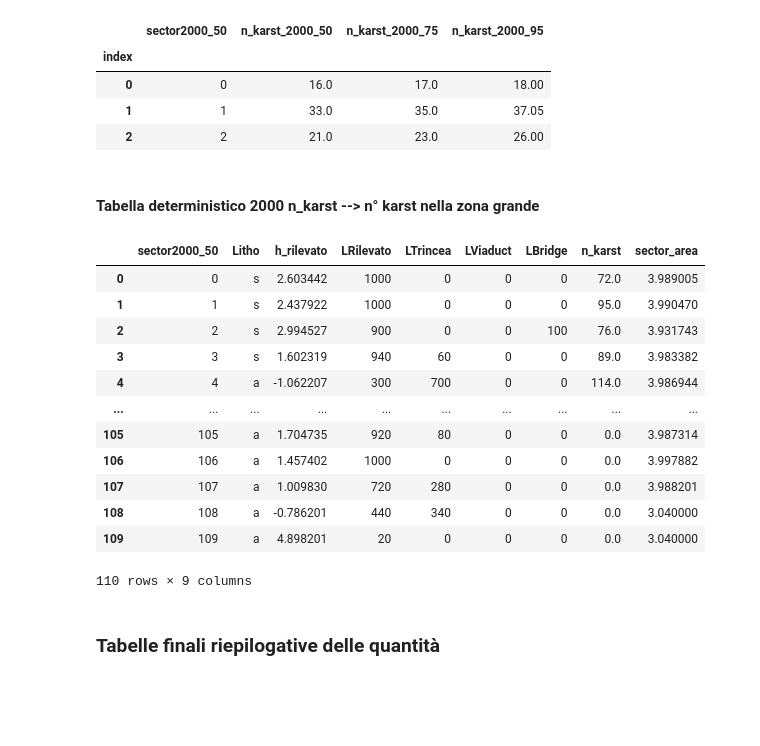
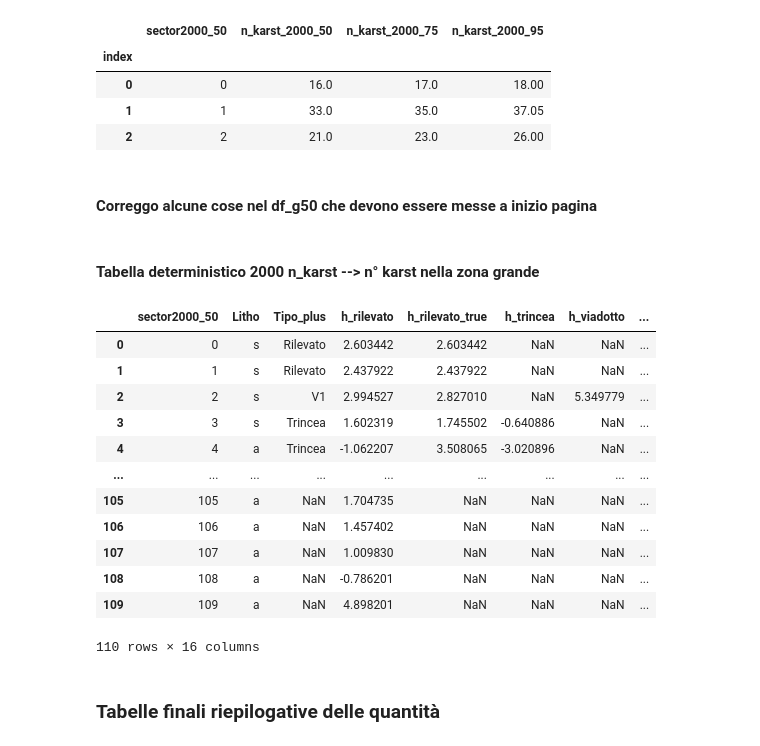
Before and after one commit to fabrizioperuzzo/karst_stochastic, a Jupyter notebook: Karst-jupyter-Rev3.ipynb, the cells around one changed output. Saved outputs shown, nothing was run; the diff lists cells and outputs as text; code cells hidden in the pictures; blank space fills up the shorter version.

Commit message:
Update with final table
Tables with risk mitigation quantities

```diff
--- a/Karst-jupyter-Rev3.ipynb
+++ b/Karst-jupyter-Rev3.ipynb
@@ -422,10 +403,23 @@ Index(['IGE', 'Litho', 'POINT_X', 'POINT_Y', 'h_quat', 'Tipo', 'h_rilevato',
+# %%
+# perché la media sia efficace bisogna convertire lo zero con np.nan
+
+df['h_rilevato_true'] = df['h_rilevato_true'].replace(0, np.NaN)
+df['h_trincea'] = df['h_trincea'].replace(0, np.NaN)
+df['h_viadotto'] = df['h_viadotto'].replace(0, np.NaN)
+df['h_copertura_ril'] = df['h_copertura_ril'].replace(0, np.NaN)
+df['h_copertura_tri'] = df['h_copertura_tri'].replace(0, np.NaN)
+df['h_copertura_via'] = df['h_copertura_via'].replace(0, np.NaN)
 # %%
 df_g50 = df.groupby(df.index // 50).agg({'progressiva':'first', 'POINT_X':'first', 'POINT_Y':'first', 'IGE':max, 'Litho':max, 'h_quat':'mean', 'h_perm':'mean',
                                          'vtrackupx':'first', 'vtrackupy':'first', 'vtrackdownx':'first', 'vtrackdowny':'first',
                                          'vtrackup500x':'first', 'vtrackup500y':'first', 'vtrackdown500x':'first', 'vtrackdown500y':'first',
                                          'vtrackup2000x':'first', 'vtrackup2000y':'first', 'vtrackdown2000x':'first', 'vtrackdown2000y':'first',
-                                         'length':'sum','h_rilevato':'mean','LRilevato':'sum','LTrincea':'sum','LViaduct':'sum','LBridge':'sum',
-                                         'h_copertura':'mean', 'h_copertura_ril':'mean', 'h_copertura_tri':'mean', 'h_copertura_via':'mean'})
+                                         'length':'sum','h_rilevato':'mean','h_rilevato_true':'mean','h_trincea':'mean','h_viadotto':'max',
+                                         'LRilevato':'sum','LTrincea':'sum','LViaduct':'sum','LBridge':'sum',
+                                         'h_copertura':'mean', 'h_copertura_ril':'mean', 'h_copertura_tri':'mean', 'h_copertura_via':'mean', 'Tipo_plus':'max'})
 # riaggiungo l'ultima riga
 
 df_g50 = df_g50.append(df[df_g50.columns.tolist()].tail(1), ignore_index=True, sort=False)
+
+# ripristino gli zeri
+df.fillna(0, inplace=True)
@@ -1920,5 +1889,29 @@ df_grouped_2000.head(3)
 | 0 | 0 | 16.0 | 17.0 | 18.00 |
 | 1 | 1 | 33.0 | 35.0 | 37.05 |
 | 2 | 2 | 21.0 | 23.0 | 26.00 |
+# %% [markdown]
+#### Correggo alcune cose nel df_g50 che devono essere messe a inizio pagina
+# %%
+# #  Aggiungo la colonna litho preponderante della tratta
+# df_g50_litho = df.groupby(df.index // 50).agg({'Litho':'max'})
+# df_g50_litho = df_g50_litho.append(df[df_g50_litho.columns.tolist()].tail(1), ignore_index=True, sort=False)
+# df_g50['Litho'] = df_g50_litho['Litho']
+# #  Aggiungo la colonna IGE preponderante della tratta
+# df_g50_IGE = df.groupby(df.index // 50).agg({'IGE':'max'})
+# df_g50_IGE = df_g50_IGE.append(df[df_g50_IGE.columns.tolist()].tail(1), ignore_index=True, sort=False)
+# df_g50['IGE'] = df_g50_IGE['IGE']
+
+df['h_rilevato_true'] = df['h_rilevato_true'].replace(0, np.NaN)
+df['h_trincea'] = df['h_trincea'].replace(0, np.NaN)
+df['h_viadotto'] = df['h_viadotto'].replace(0, np.NaN)
+df['h_copertura_ril'] = df['h_copertura_ril'].replace(0, np.NaN)
+df['h_copertura_tri'] = df['h_copertura_tri'].replace(0, np.NaN)
+df['h_copertura_via'] = df['h_copertura_via'].replace(0, np.NaN)
+
+df_g50[['h_rilevato_true','h_trincea','h_viadotto','h_copertura_ril','h_copertura_tri','h_copertura_via','Tipo_plus']] = \
+                              df.groupby(df.index // 50).agg({'h_rilevato_true':'mean','h_trincea':'mean','h_viadotto':'max',
+                              'h_copertura_ril':'mean', 'h_copertura_tri':'mean', 'h_copertura_via':'max', 'Tipo_plus':'max'}).head(41)
+
+df.fillna(0, inplace=True)
 # %% [markdown]
 #### Tabella deterministico 2000 n_karst  --> n° karst nella zona grande
@@ -1934,22 +1918,23 @@ df_grouped_2000.head(3)
 # %%
 # deterministico n_karst 2000
 
-list_col_g50 = ['sector2000_50','Litho','h_rilevato', 'LRilevato', 'LTrincea', 'LViaduct', 'LBridge','n_karst', 'sector_area']
+list_col_g50 = ['sector2000_50','Litho','Tipo_plus','h_rilevato', 'h_rilevato_true','h_trincea','h_viadotto','h_copertura_ril','h_copertura_tri','h_copertura_via',
+                'LRilevato', 'LTrincea', 'LViaduct', 'LBridge','n_karst', 'sector_area']
 df_g50[list_col_g50]
 # %% [output]
-|  | sector2000_50 | Litho | h_rilevato | LRilevato | LTrincea | LViaduct | LBridge | n_karst | sector_area |
-| 0 | 0 | s | 2.603442 | 1000 | 0 | 0 | 0 | 72.0 | 3.989005 |
-| 1 | 1 | s | 2.437922 | 1000 | 0 | 0 | 0 | 95.0 | 3.990470 |
-| 2 | 2 | s | 2.994527 | 900 | 0 | 0 | 100 | 76.0 | 3.931743 |
-| 3 | 3 | s | 1.602319 | 940 | 60 | 0 | 0 | 89.0 | 3.983382 |
-| 4 | 4 | a | -1.062207 | 300 | 700 | 0 | 0 | 114.0 | 3.986944 |
-| ... | ... | ... | ... | ... | ... | ... | ... | ... | ... |
-| 105 | 105 | a | 1.704735 | 920 | 80 | 0 | 0 | 0.0 | 3.987314 |
-| 106 | 106 | a | 1.457402 | 1000 | 0 | 0 | 0 | 0.0 | 3.997882 |
-| 107 | 107 | a | 1.009830 | 720 | 280 | 0 | 0 | 0.0 | 3.988201 |
-| 108 | 108 | a | -0.786201 | 440 | 340 | 0 | 0 | 0.0 | 3.040000 |
-| 109 | 109 | a | 4.898201 | 20 | 0 | 0 | 0 | 0.0 | 3.040000 |
+|  | sector2000_50 | Litho | Tipo_plus | h_rilevato | h_rilevato_true | h_trincea | h_viadotto | ... |
+| 0 | 0 | s | Rilevato | 2.603442 | 2.603442 | NaN | NaN | ... |
+| 1 | 1 | s | Rilevato | 2.437922 | 2.437922 | NaN | NaN | ... |
+| 2 | 2 | s | V1 | 2.994527 | 2.827010 | NaN | 5.349779 | ... |
+| 3 | 3 | s | Trincea | 1.602319 | 1.745502 | -0.640886 | NaN | ... |
+| 4 | 4 | a | Trincea | -1.062207 | 3.508065 | -3.020896 | NaN | ... |
+| ... | ... | ... | ... | ... | ... | ... | ... | ... |
+| 105 | 105 | a | NaN | 1.704735 | NaN | NaN | NaN | ... |
+| 106 | 106 | a | NaN | 1.457402 | NaN | NaN | NaN | ... |
+| 107 | 107 | a | NaN | 1.009830 | NaN | NaN | NaN | ... |
+| 108 | 108 | a | NaN | -0.786201 | NaN | NaN | NaN | ... |
+| 109 | 109 | a | NaN | 4.898201 | NaN | NaN | NaN | ... |
-110 rows × 9 columns
+110 rows × 16 columns
 # %% [markdown]
 ### Tabelle finali riepilogative delle quantità
 # %% [markdown]
```
Also changed, not shown: parts of 52 cells of this notebook.
